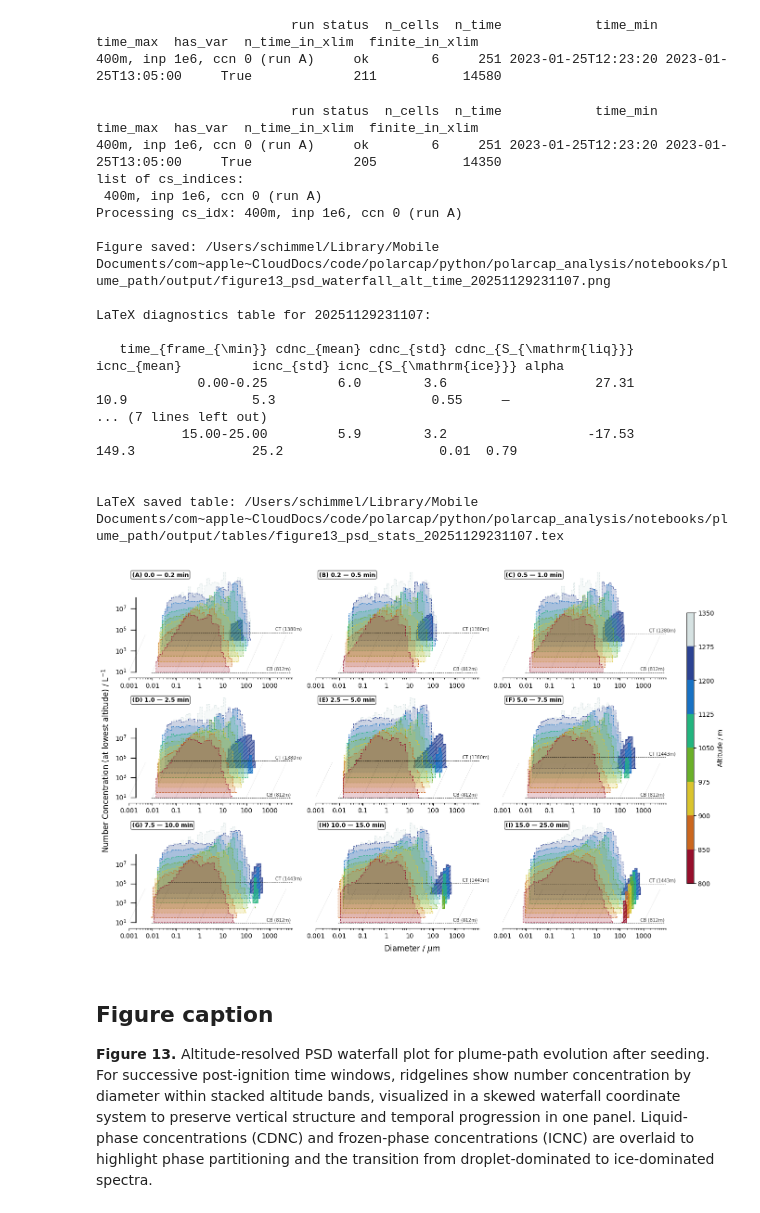
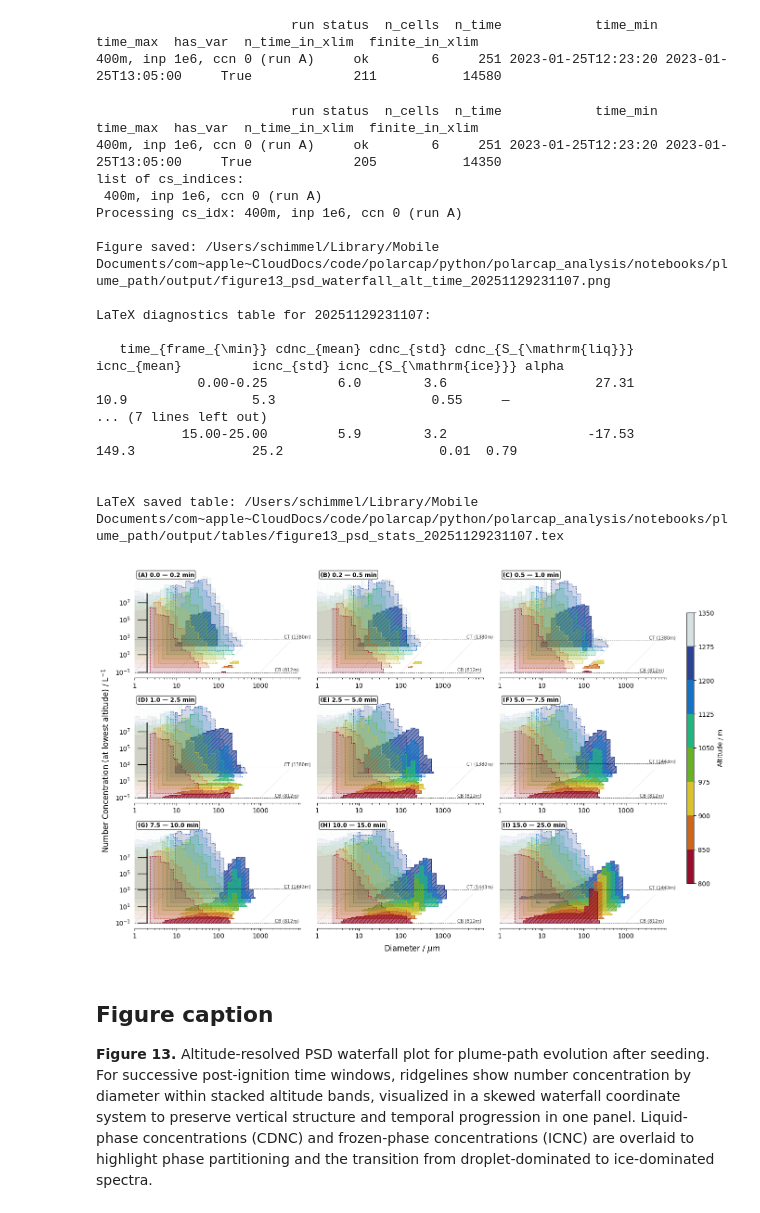
Before and after one commit to KarlJohnsonnn/polarcap_analysis, a Jupyter notebook: notebooks/plume_path/03-plot-psd-waterfall.ipynb, the cells around one changed output. Cells and saved outputs as stored; diff of their text form; code cells hidden in the pictures.

```diff
--- a/notebooks/plume_path/03-plot-psd-waterfall.ipynb
+++ b/notebooks/plume_path/03-plot-psd-waterfall.ipynb
@@ -742,10 +742,10 @@ def plot_psd_waterfall(
     return fig, axes
 
 
-def prepare_waterfall_inputs(ds_vertical):
+def prepare_waterfall_inputs(ds_vertical, var_name_ice="nf", var_name_liq="nw"):
     """Prepare NF/NW arrays and harmonize NW units."""
-    plot_nf = xr.where(ds_vertical["nf"] > 0, ds_vertical["nf"], np.nan)
-    plot_nw = xr.where(ds_vertical["nw"] > 0, ds_vertical["nw"], np.nan) * 1e3
+    plot_nf = xr.where(ds_vertical[var_name_ice] > 0, ds_vertical[var_name_ice], np.nan)
+    plot_nw = xr.where(ds_vertical[var_name_liq] > 0, ds_vertical[var_name_liq], np.nan) * 1e3
     plot_nw.attrs["units"] = "L⁻¹"
     return plot_nw, plot_nf
 
@@ -865,7 +865,7 @@ if all(name in globals() for name in ["ds_hd10", "obs_ids", "time_frames_plume",
 
 
 # HOLIMO observational PSDs in requested order: SM059, SM058, SM060
-holimo_obs = build_holimo_obs_series(ds_hd10, time_frames_plume, obs_ids, growth_times_min, var_candidates=["Ice_PSDnoNorm"])
+# holimo_obs = build_holimo_obs_series(ds_hd10, time_frames_plume, obs_ids, growth_times_min, var_candidates=["Ice_PSDnoNorm"])
 # %%
 
 # ##########################################
@@ -894,13 +894,14 @@ idx_dbg = 1
 
 alt_bands = [(1350, 1275), (1275, 1200), (1200, 1125), (1125, 1050), (1050, 975), (975, 900), (900, 850), (850, 800)]
 time_windows = ["0.25min", "0.5min", "1min", "2.5min", "5min", "7.5min", "10min", "15min", "25min"]
-zlim = (1e1, 1e8)
-xlim = (1e-3, 9e3)
+# zlim = (1e-6, 1e2)
+zlim = (1e-1, 1e8)
+xlim = (1, 9e3)
 cmap = make_pastel(new_jet3, desaturation=0.25, darken=0.90)
 show_cloud_bounds = True
 show_stats_table = False
 show_suptitle = False
-show_small_diameters=True
+show_small_diameters=False
 prepped_list = []
 for cs_idx in cs_indices[:idx_dbg]:
     print(f"Processing cs_idx: {cs_idx}")
@@ -913,7 +914,7 @@ for cs_idx in cs_indices[:idx_dbg]:
     if "cell" in ds_case.dims:
         ds_case = ds_case.sum("cell")
 
-    plot_nw, plot_nf = prepare_waterfall_inputs(ds_case)
+    plot_nw, plot_nf = prepare_waterfall_inputs(ds_case, var_name_liq="nw", var_name_ice="nf")
 
     prepared = prepare_psd_waterfall_data(
         plot_nw,
@@ -951,34 +952,34 @@ for cs_idx in cs_indices[:idx_dbg]:
     holimo_for_table = holimo_obs if "holimo_obs" in globals() else None
     stats_df, stats_latex = prepared_to_latex_table(prepared, holimo_obs=holimo_for_table)
     table_file = f"output/tables/figure13_psd_stats_{run_id}.tex"
     tex_file = save_latex_table(
         prepared,
         table_file,
         holimo_obs=holimo_for_table,
     )
     print(f"\nLaTeX diagnostics table for {run_id}:\n")
     # print(stats_latex)
     print(stats_df.to_string(index=False))
     print(f"\n\nLaTeX saved table: {os.path.abspath(tex_file)}")
 # %% [output]
                          run status  n_cells  n_time            time_min            time_max  has_var  n_time_in_xlim  finite_in_xlim
 400m, inp 1e6, ccn 0 (run A)     ok        6     251 2023-01-25T12:23:20 2023-01-25T13:05:00     True             205           14350
 list of cs_indices:
  400m, inp 1e6, ccn 0 (run A)
 Processing cs_idx: 400m, inp 1e6, ccn 0 (run A)
 
 Figure saved: /Users/schimmel/Library/Mobile Documents/com~apple~CloudDocs/code/polarcap/python/polarcap_analysis/notebooks/plume_path/output/figure13_psd_waterfall_alt_time_20251129231107.png
 
 LaTeX diagnostics table for 20251129231107:
 
    time_{frame_{\min}} cdnc_{mean} cdnc_{std} cdnc_{S_{\mathrm{liq}}}         icnc_{mean}         icnc_{std} icnc_{S_{\mathrm{ice}}} alpha
              0.00-0.25         6.0        3.6                   27.31                10.9                5.3                    0.55     —
 ... (7 lines left out)
            15.00-25.00         5.9        3.2                  -17.53               149.3               25.2                    0.01  0.79
 
 
 LaTeX saved table: /Users/schimmel/Library/Mobile Documents/com~apple~CloudDocs/code/polarcap/python/polarcap_analysis/notebooks/plume_path/output/tables/figure13_psd_stats_20251129231107.tex
-[figure, old version]
+[figure, new version]
 # %% [markdown]
 ## Figure caption
 
```
Also changed, not shown: parts of 1 cell of this notebook, 3 other files.
